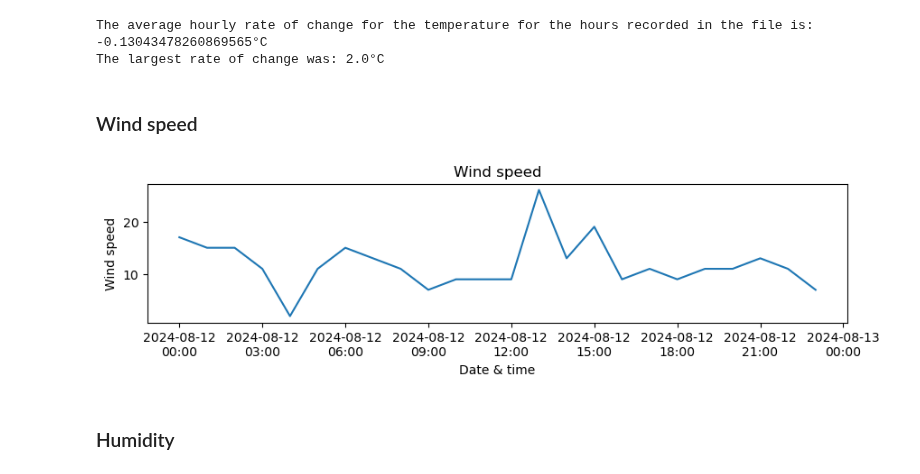
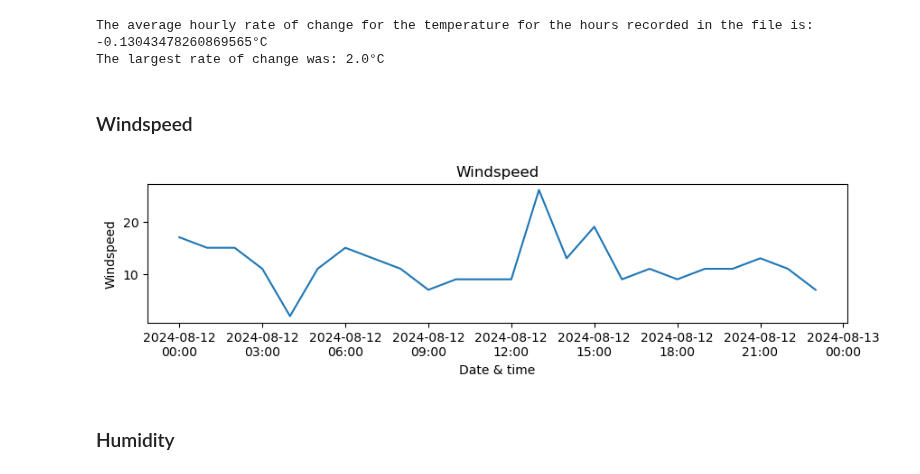
Before and after one commit to Ange-Dvs/computer_infrastructure_assessment, a Jupyter notebook: weather.ipynb, the cells around one changed output. Cells and saved outputs as stored; diff of their text form; code cells hidden in the pictures.

```diff
--- a/weather.ipynb
+++ b/weather.ipynb
@@ -373,10 +322,10 @@ The lowest temperature of the day was 1°C at 23:00
 # %%
 # getting the rate of change in temperature
 
-df['temp_rate_of_change_°C'] = df['temperature'].diff()
+df2024['temp_rate_of_change_°C'] = df2024['temperature'].diff()
 
-av_temp_rate_change = df['temp_rate_of_change_°C'].mean()
-largest_temp_change_rate = df['temp_rate_of_change_°C'].abs().max() # getting the largest rate of change, using abs() to ensure that rate of change between negative numbers are considered
+av_temp_rate_change = df2024['temp_rate_of_change_°C'].mean()
+largest_temp_change_rate = df2024['temp_rate_of_change_°C'].abs().max() # getting the largest rate of change, using abs() to ensure that rate of change between negative numbers are considered
 
 #print(df['temp_rate_of_change_°C']) #used for checking values
 print(f'\nThe average hourly rate of change for the temperature for the hours recorded in the file is: {av_temp_rate_change}°C')
@@ -384,17 +333,12 @@ print(f'The largest rate of change was: {largest_temp_change_rate}°C')
 # %% [output]
 The average hourly rate of change for the temperature for the hours recorded in the file is: -0.13043478260869565°C
 The largest rate of change was: 2.0°C
-# %% [markdown]
-### Wind speed
-# %%
-plt.figure(figsize=(10,2))
-sns.lineplot(data=df, x=df.index, y='windSpeed')
-plt.gca().xaxis.set_major_formatter(mdates.DateFormatter('%Y-%m-%d\n%H:%M'))
-plt.xlabel('Date & time')
-plt.ylabel('Wind speed')
-plt.title('Wind speed')
-plt.show()
-# %% [output]
-[figure, removed]
+# %% [markdown]
+### Windspeed
+# %%
+
+wdsp_plot_to_show = line_plot_overview(selected_column='windSpeed', dataset24=df2024)
+# %% [output]
+[figure, added]
 # %% [markdown]
 ### Humidity
```
Also changed, not shown: parts of 49 cells of this notebook, 2 other files.
